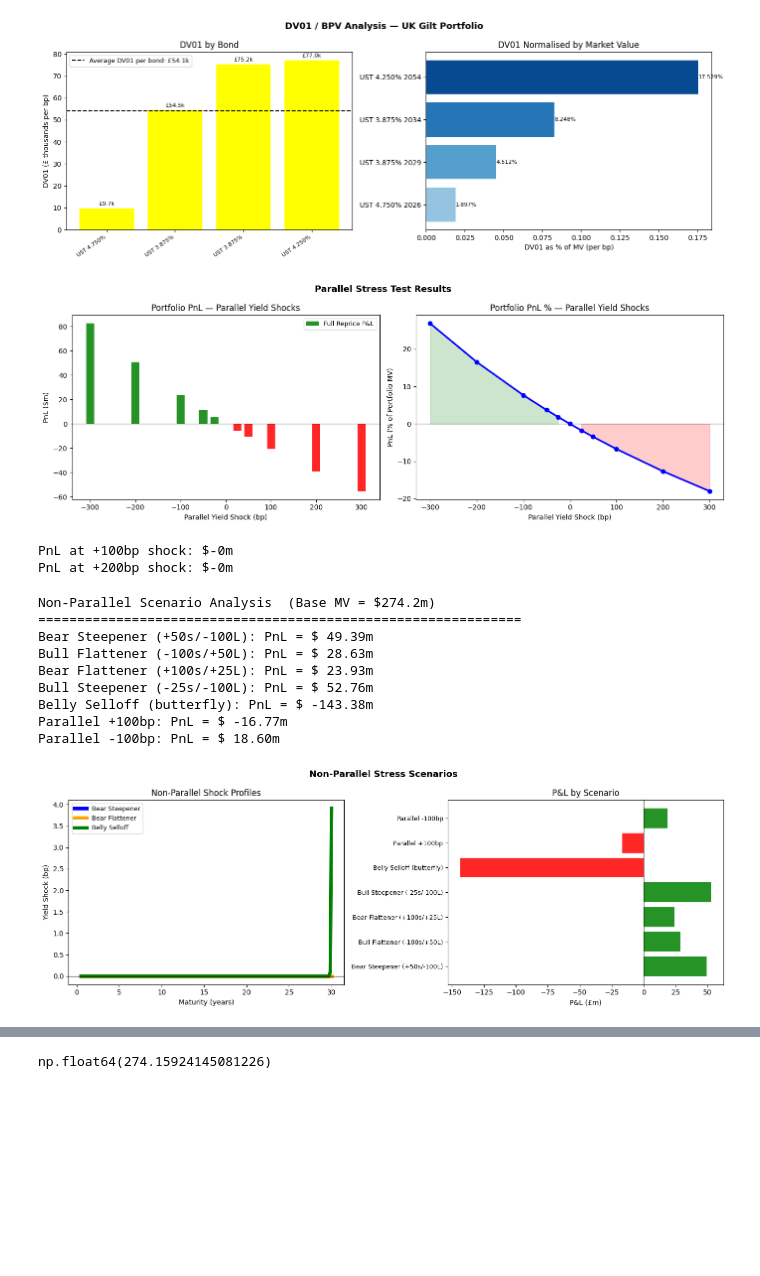
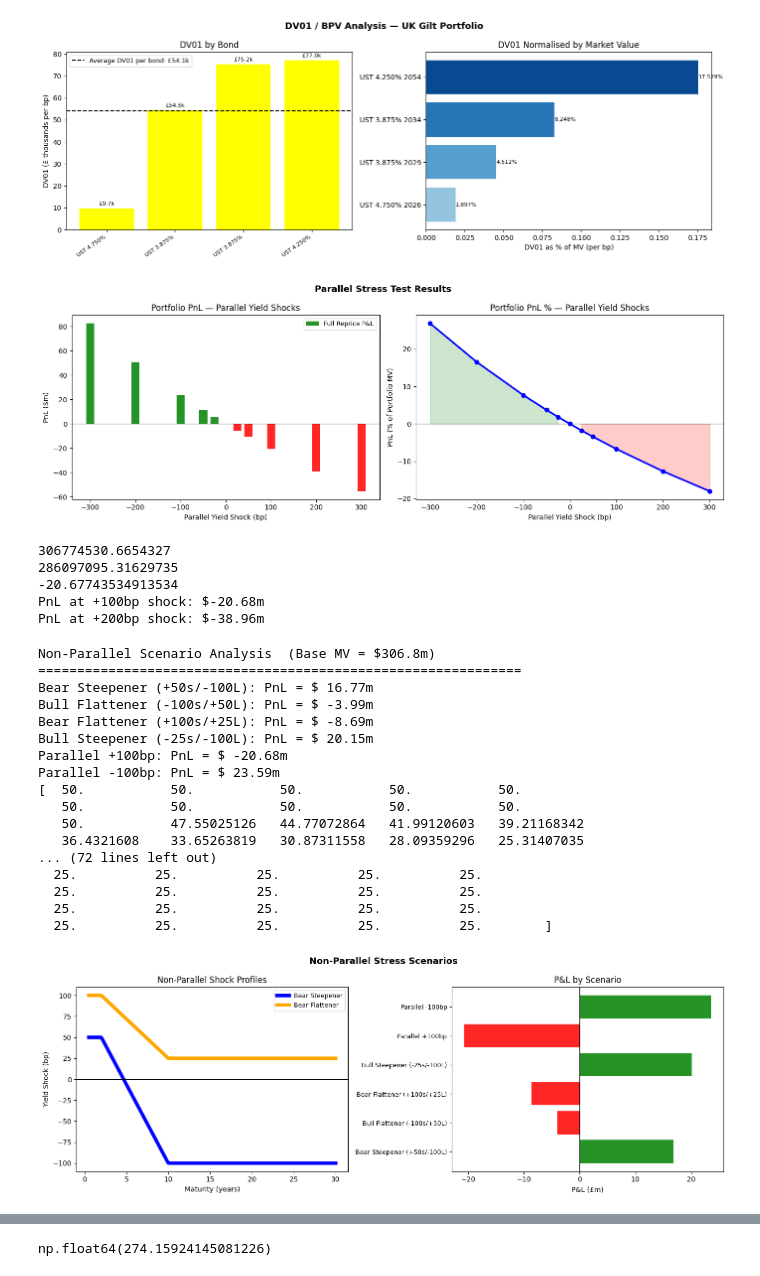
Before and after one commit to sbaijal/Yield-Curve-Modeling, a Jupyter notebook: notebooks/yield-curve-risk-management.ipynb, the cells around one changed output, grey strips where cells are left out. Drawn from its saved outputs; the diff is of its cells as text; code cells hidden in the pictures; blank space fills up the shorter version.

```diff
--- a/notebooks/yield-curve-risk-management.ipynb
+++ b/notebooks/yield-curve-risk-management.ipynb
@@ -214,7 +214,7 @@ results = []
 for shock in shocks_bp:
     shocked_mv = portfolio_mv(shock)
     change = shocked_mv - base_mv
-    mv_pct_change = change / base_mv * 100
+    mv_pct_change = (change / base_mv) * 100
     results.append({
         'Shock (bp)': shock,
         'Portfolio MV ($m)': shocked_mv/1e6,
@@ -224,15 +224,15 @@ for shock in shocks_bp:
 
 stress_df = pd.DataFrame(results)
 
-stress_df['Estimated Duration ($m)'] = [-pf_duration * base_mv/1e6 * s/100 for s in shocks_bp]
+#stress_df['Estimated Duration ($m)'] = [-pf_duration * base_mv/1e6 * s/100 for s in shocks_bp]
 fig, axes = plt.subplots(1, 2, figsize=(14, 5))
 
 ax = axes[0]
 ax.bar(stress_df['Shock (bp)'], stress_df['PnL ($m)'],
        color=['red' if v < 0 else 'green' for v in stress_df['PnL ($m)']],
        width=18, alpha=0.85, label='Full Reprice P&L')
-ax.plot(stress_df['Shock (bp)'], stress_df['Estimated Duration ($m)'],
-        'o--', color='orange', lw=1.8, label='Duration Estimate')
+# ax.plot(stress_df['Shock (bp)'], stress_df['Estimated Duration ($m)'],
+#         'o--', color='orange', lw=1.8, label='Duration Estimate')
 ax.axhline(0, color='black', lw=0.8)
 ax.set_xlabel('Parallel Yield Shock (bp)')
 ax.set_ylabel('PnL ($m)')
@@ -256,13 +256,18 @@ plt.show()
 
 pnl_100 = stress_df.loc[stress_df['Shock (bp)']==100, 'PnL ($m)'].values[0]
 pnl_200 = stress_df.loc[stress_df['Shock (bp)']==200, 'PnL ($m)'].values[0]
-
-print(f"PnL at +100bp shock: ${pnl_100/1e6:,.0f}m")
-print(f"PnL at +200bp shock: ${pnl_200/1e6:,.0f}m")
+print(base_mv)
+print(portfolio_mv(100))
+print(stress_df.loc[stress_df['Shock (bp)']==100, 'PnL ($m)'].values[0])
+print(f"PnL at +100bp shock: ${pnl_100:,.2f}m")
+print(f"PnL at +200bp shock: ${pnl_200:,.2f}m")
 # %% [output]
 [figure]
-PnL at +100bp shock: $-0m
-PnL at +200bp shock: $-0m
+306774530.6654327
+286097095.31629735
+-20.67743534913534
+PnL at +100bp shock: $-20.68m
+PnL at +200bp shock: $-38.96m
 # %%
 def nonparallel_shocks(short_shock, long_shock, mid_shock=0, short_cutoff=2, long_cutoff=10):
 
@@ -280,8 +285,8 @@ def nonparallel_shocks(short_shock, long_shock, mid_shock=0, short_cutoff=2, lon
                                    b1 = NS['b1'],
                                    b2 = NS['b2'],
                                    lam = NS['lam'])
-        bond_price = price_bond(rows['Coupon Rate (%)'], rows['Maturity (years)'], params = non_parallel_params)['price']
-        total_mv += bond_price/100 * rows['Face Value ($)'] * 1e6
+        bond_price = price_bond(rows['Coupon Rate (%)'], rows['Maturity (years)'], rows['Face Value ($)']*1e6, params = non_parallel_params)['price']
+        total_mv += bond_price
     return total_mv
 
 scenarios = {
@@ -289,7 +294,7 @@ scenarios = {
     'Bull Flattener (-100s/+50L)': nonparallel_shocks(short_shock=-100, long_shock=+50),
     'Bear Flattener (+100s/+25L)': nonparallel_shocks(short_shock=+100, long_shock=+25),
     'Bull Steepener (-25s/-100L)': nonparallel_shocks(short_shock=-25, long_shock=-100),
-    'Belly Selloff (butterfly)':   nonparallel_shocks(short_shock=0, long_shock=0, mid_shock=75),
+    #'Belly Selloff (butterfly)':   nonparallel_shocks(short_shock=0, long_shock=0, mid_shock=75),
     'Parallel +100bp':             portfolio_mv(+100),
     'Parallel -100bp':             portfolio_mv(-100),
 }
@@ -304,51 +309,63 @@ tau_vis = np.linspace(0.5, 30, 200)
 def shock_profile(short, long, mid=0):
     profile = []
     for t in tau_vis:
-        if t<=2: shock = short
-        elif t>=10: shock = long
-        else: shock = short* (1-(t-2)/8) + long*((t-2)/8)
+        if t<=2:
+            shock = short
+        elif t>=10:
+            shock = long
+        else:
+            shock = short* (1-(t-2)/8) + long*((t-2)/8)
         shock+= mid * np.exp(0.5 * (t-5)**2)
         profile.append(shock)
     return np.array(profile)
 
 profiles = {
     'Bear Steepener': shock_profile(50, -100),
-    'Bear Flattener': shock_profile(100, 25),
-    'Belly Selloff':  shock_profile(0, 0, 75),
+    'Bear Flattener': shock_profile(100, 25)
+    #'Belly Selloff':  shock_profile(0, 0, 75),
 }
 
 fig, axes = plt.subplots(1, 2, figsize=(14, 5))
-colors_s = ['blue', 'orange', 'green']
+colors_s = ['blue', 'orange']
 for (name, prof), col in zip(profiles.items(), colors_s):
-    axes[0].plot(tau_vis, prof/1e137, color=col, lw=5, label=name)
+    print(prof)
+    axes[0].plot(tau_vis, prof, color=col, lw=5, label=name)
 axes[0].axhline(0, color='black', lw=0.8)
 axes[0].set_xlabel('Maturity (years)')
 axes[0].set_ylabel('Yield Shock (bp)')
 axes[0].set_title('Non-Parallel Shock Profiles')
 axes[0].legend(fontsize=9)
 
 pnls = [(n, (mv-base_mv)/1e6) for n, mv in scenarios.items()]
 names_s, vals_s = zip(*pnls)
 colors_bar = ['green' if v > 0 else 'red' for v in vals_s]
 axes[1].barh(range(len(names_s)), vals_s, color=colors_bar, alpha=0.85)
 axes[1].set_yticks(range(len(names_s)))
 axes[1].set_yticklabels(names_s, fontsize=9)
 axes[1].axvline(0, color='black', lw=0.8)
 axes[1].set_xlabel('P&L (£m)')
 axes[1].set_title('P&L by Scenario')
 
 plt.suptitle('Non-Parallel Stress Scenarios', fontsize=13, fontweight='bold')
 plt.tight_layout()
 plt.show()
 # %% [output]
-Non-Parallel Scenario Analysis  (Base MV = $274.2m)
+Non-Parallel Scenario Analysis  (Base MV = $306.8m)
 ==============================================================
-Bear Steepener (+50s/-100L): PnL = $ 49.39m
-Bull Flattener (-100s/+50L): PnL = $ 28.63m
-Bear Flattener (+100s/+25L): PnL = $ 23.93m
-Bull Steepener (-25s/-100L): PnL = $ 52.76m
-Belly Selloff (butterfly): PnL = $ -143.38m
-Parallel +100bp: PnL = $ -16.77m
-Parallel -100bp: PnL = $ 18.60m
+Bear Steepener (+50s/-100L): PnL = $ 16.77m
+Bull Flattener (-100s/+50L): PnL = $ -3.99m
+Bear Flattener (+100s/+25L): PnL = $ -8.69m
+Bull Steepener (-25s/-100L): PnL = $ 20.15m
+Parallel +100bp: PnL = $ -20.68m
+Parallel -100bp: PnL = $ 23.59m
+[  50.           50.           50.           50.           50.
+   50.           50.           50.           50.           50.
+   50.           47.55025126   44.77072864   41.99120603   39.21168342
+   36.4321608    33.65263819   30.87311558   28.09359296   25.31407035
+... (72 lines left out)
+  25.          25.          25.          25.          25.
+  25.          25.          25.          25.          25.
+  25.          25.          25.          25.          25.
+  25.          25.          25.          25.          25.        ]
-[figure, old version]
+[figure, new version]
 # %%
```
Also changed, not shown: parts of 1 cell of this notebook, 1 other file.
